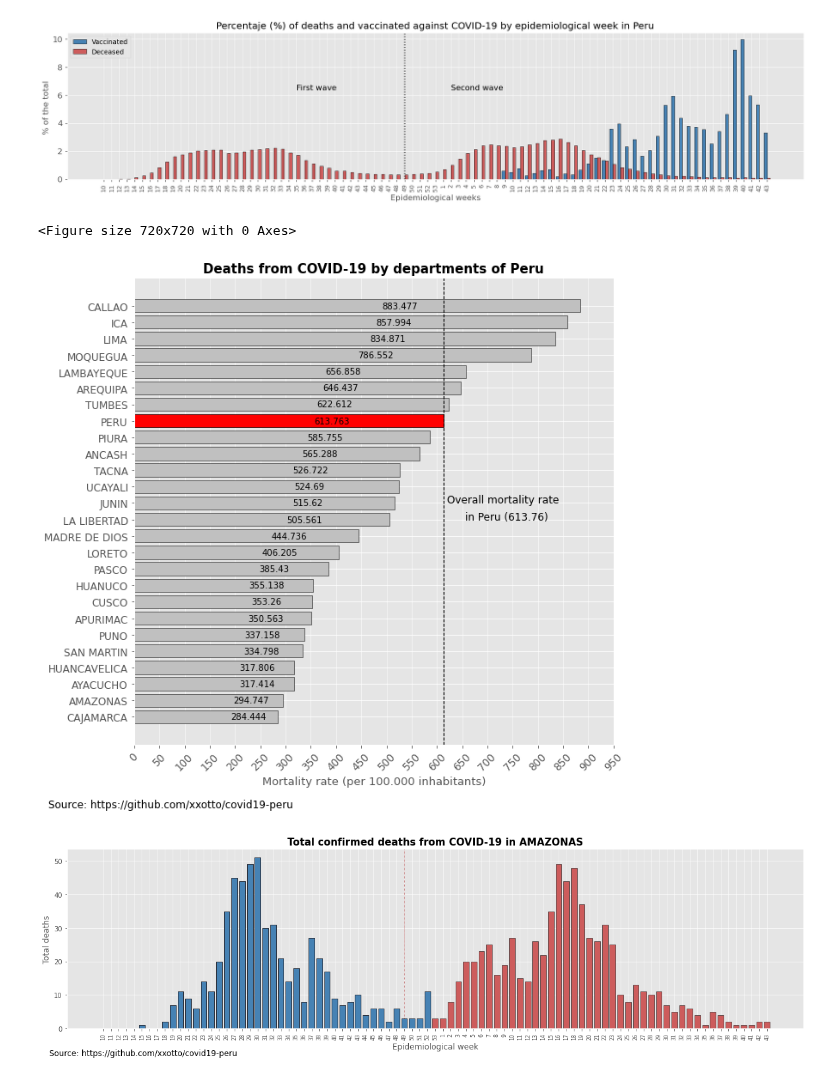
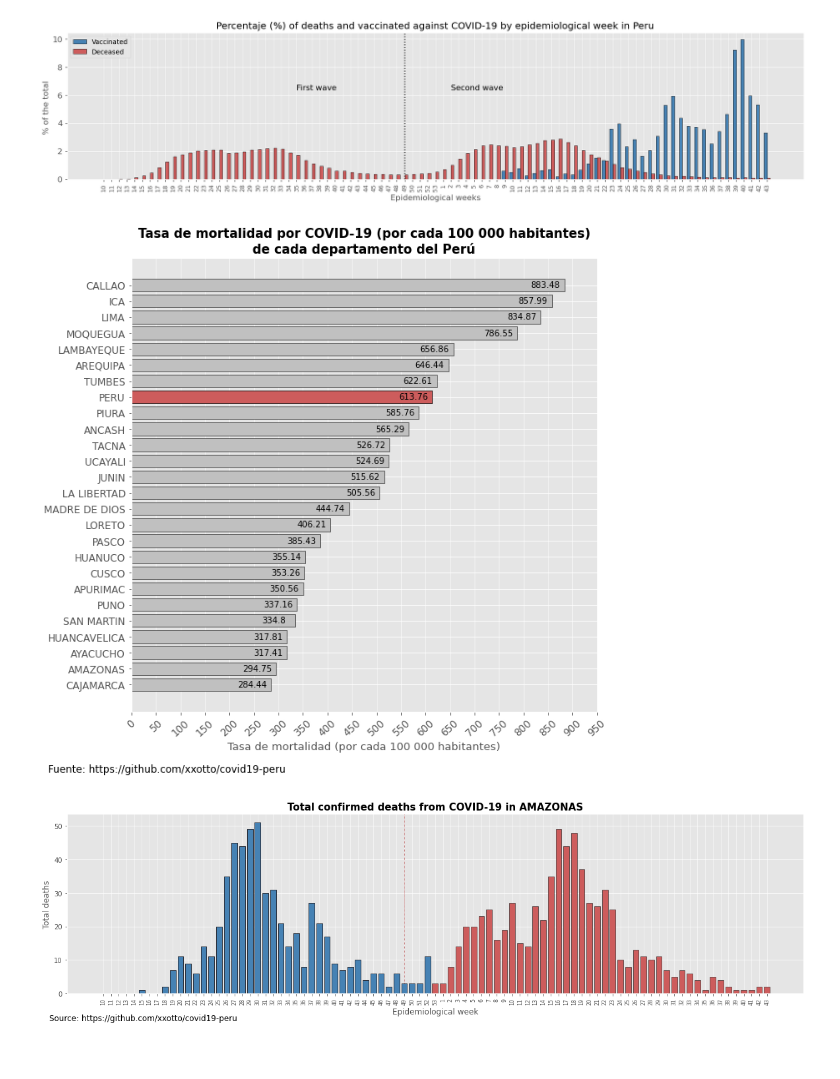
Before and after one commit to xxotto/covid19-Peru, a Jupyter notebook: Graphs.ipynb, the cells around one changed output. Drawn from its saved outputs; the diff is of its cells as text; code cells hidden in the pictures.

```diff
--- a/Graphs.ipynb
+++ b/Graphs.ipynb
@@ -245,45 +245,43 @@ def barplot_dep(df):
     # Create a figure
     fig, ax = plt.subplots(figsize=(10,10))
 
     # Using the style for the plot
     plt.style.use('ggplot')
 
     # Create y positions
     y_pos = np.arange(len(df["departamento"]))
     df = df.sort_values(by=["tasa_mortalidad"])
 
     # Create bars
     bh = plt.barh(y_pos, df["tasa_mortalidad"], color="silver", edgecolor="black")
-    plt.barh(18, df["tasa_mortalidad"].iloc[18], color="red", edgecolor="black")
-    ax.bar_label(ax.containers[0], label_type= 'center', padding=50)
+    plt.barh(18, df["tasa_mortalidad"].iloc[18], color="indianred", edgecolor="black")
+    ax.bar_label(ax.containers[0], label_type= 'edge', padding=-40)
 
     # Create names on the x-axis
-    plt.xticks(np.arange(0, 1000, 50),rotation = 45)
+    plt.xticks(np.arange(0, 1000, 50),rotation = 42)
     plt.yticks(y_pos, df["departamento"], fontsize=12)
 
     # Labels
-    plt.title("Deaths from COVID-19 by departments of Peru", fontsize=15, weight="bold")
-    plt.xlabel("Mortality rate (per 100.000 inhabitants)", fontsize=13)
+    plt.title("Tasa de mortalidad por COVID-19 (por cada 100 000 habitantes)\nde cada departamento del Perú",
+             fontsize=15, weight="bold")
+    plt.xlabel("Tasa de mortalidad (por cada 100 000 habitantes)", fontsize=13)
     plt.tick_params(axis="x", labelsize=12)
-    plt.text(620, 13, r"Overall mortality rate", fontsize=12)
-    plt.text(655, 12, r"in Peru (613.76)", fontsize=12)
 
-    plt.axvline(x=613.7630085109, color="black", linestyle="dashed", linewidth=1)
+    #plt.axvline(x=613.7630085109, color="brown", linestyle="dashed", linewidth=.75)
 
     # Configure grid
     plt.grid(True, axis= "x", linewidth=.5, linestyle="-")  # Configure grid
     plt.rcParams["axes.axisbelow"] = True
 
-    plt.text(-170, -5.5, r"Source: https://github.com/xxotto/covid19-peru", fontsize=12)
+    plt.text(-170, -5.5, r"Fuente: https://github.com/xxotto/covid19-peru", fontsize=12)
 
     # Show graphic
-    #plt.savefig('Images/covid19-peru_fallecidos_x_departamentos.png', bbox_inches='tight')
+    plt.savefig('Images/covid19-peru_fallecidos_x_departamentos.png', bbox_inches='tight')
     plt.show()
 
 barplot_dep(fal_vac_dep)
 # %% [output]
-<Figure size 720x720 with 0 Axes>
-[figure, old version]
+[figure, new version]
 # %%
 # Barplot of TOTAL DECEASED
 def barplot_dec(df, dep_name):
```
Also changed, not shown: 3 other files.
